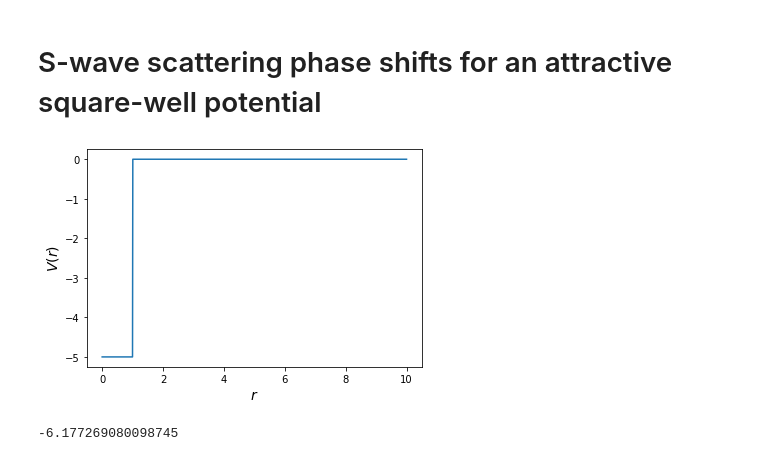
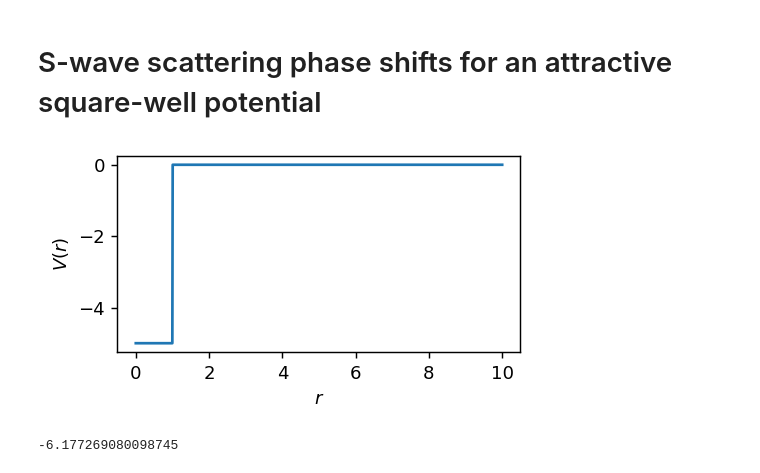
Before and after one commit to anabanami/scatterbrain, a Jupyter notebook: scatterbrain.ipynb, the cells around one changed output. Saved outputs shown, nothing was run; the diff lists cells and outputs as text; code cells hidden in the pictures.

Commit message:
modified plot sizes

```diff
--- a/scatterbrain.ipynb
+++ b/scatterbrain.ipynb
@@ -6,5 +7,6 @@ import numpy as np
 import matplotlib.pyplot as plt
 # %%
+matplotlib.rcParams['figure.dpi'] = 130
 # divide by zero? no wukkas
 np.seterr(divide='ignore', invalid='ignore')
 mu = 1
@@ -30,12 +32,13 @@ def phase_0(k, V_0):
     return delta_0
 # %%
 # square-well potential
+plt.figure(figsize=(4,2))
 plt.plot(r, square_well(r, 5))
-plt.ylabel(r'$V(r)$',size=14)
-plt.xlabel(r'$r$',size=14)
+plt.ylabel(r'$V(r)$')
+plt.xlabel(r'$r$')
 plt.show()
 # %% [output]
-[figure, old version]
+[figure, new version]
 # %%
 # little test to see that the function evaluates numerically
 phase_0(5, 0.5)
```
Also changed, not shown: parts of 7 cells of this notebook.
